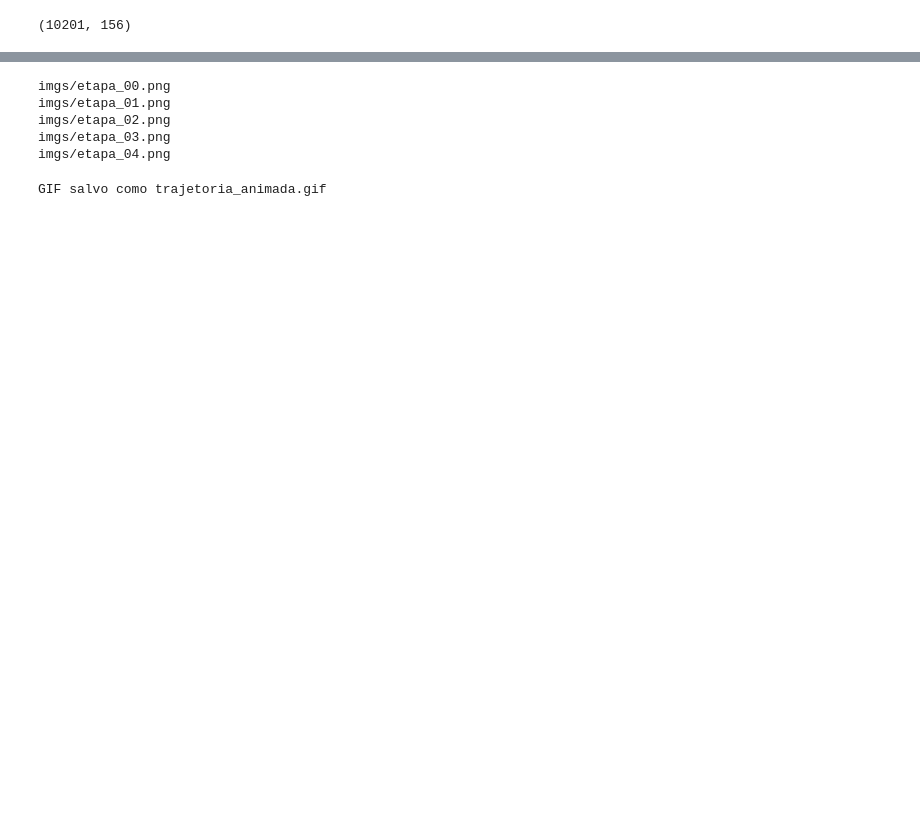
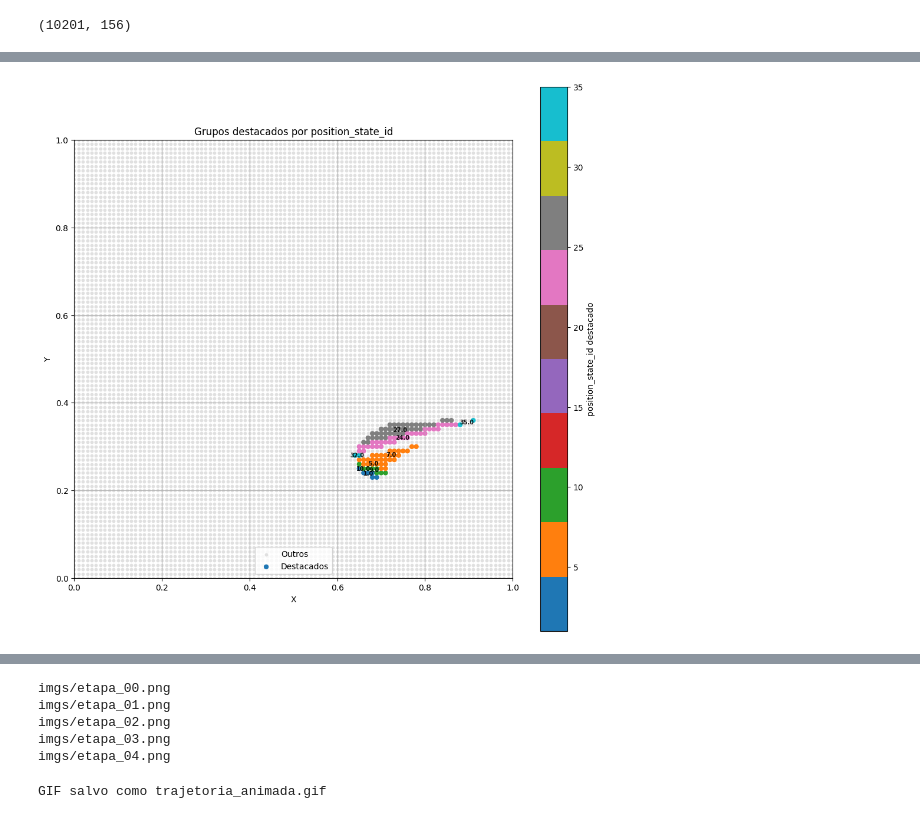
Before and after one commit to mgteus/navitrans, a Jupyter notebook: navitran_vizz_reboot_bert.ipynb, the cells around one changed output, grey strips where cells are left out. Drawn from its saved outputs; the diff is of its cells as text; code cells hidden in the pictures; blank space fills up the shorter version.

```diff
--- a/navitran_vizz_reboot_bert.ipynb
+++ b/navitran_vizz_reboot_bert.ipynb
@@ -509,7 +513,6 @@ Limite de comprimento atingido.
 # %%
 
-
-def plot_position_states(apd, grupos_destacados, title=None):
+def plot_position_states_w_title(apd, grupos_destacados, title=None):
     """
     Plota os pontos do DataFrame apd (com colunas X, Y e position_state_id),
     destacando apenas os grupos na lista grupos_destacados, com anotações.
@@ -563 +678,5 @@ apd.shape
+# %%
+plot_position_states(apd, [5, 7, 1,9, 10, 27, 24,32,  35])
+# %% [output]
+[figure, added]
 # %%
```
Also changed, not shown: parts of 21 cells of this notebook, 10 other files.
